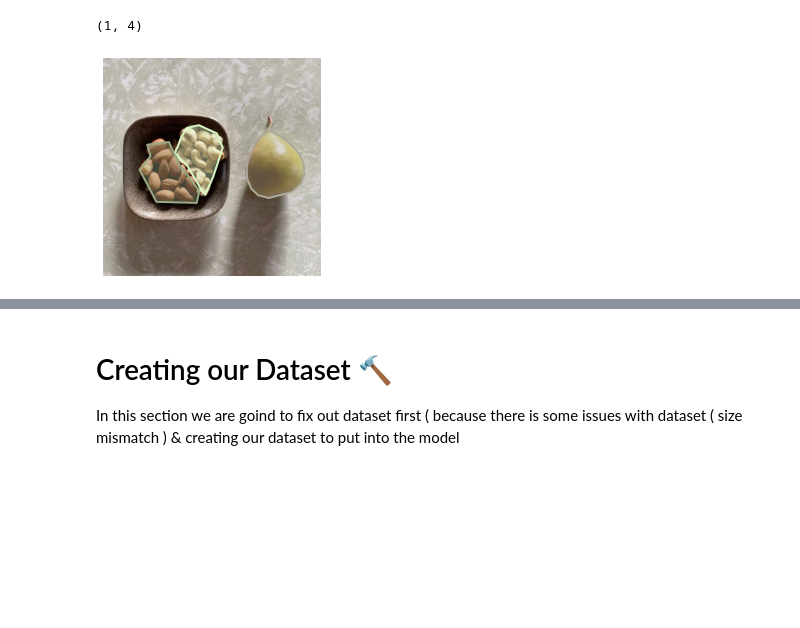
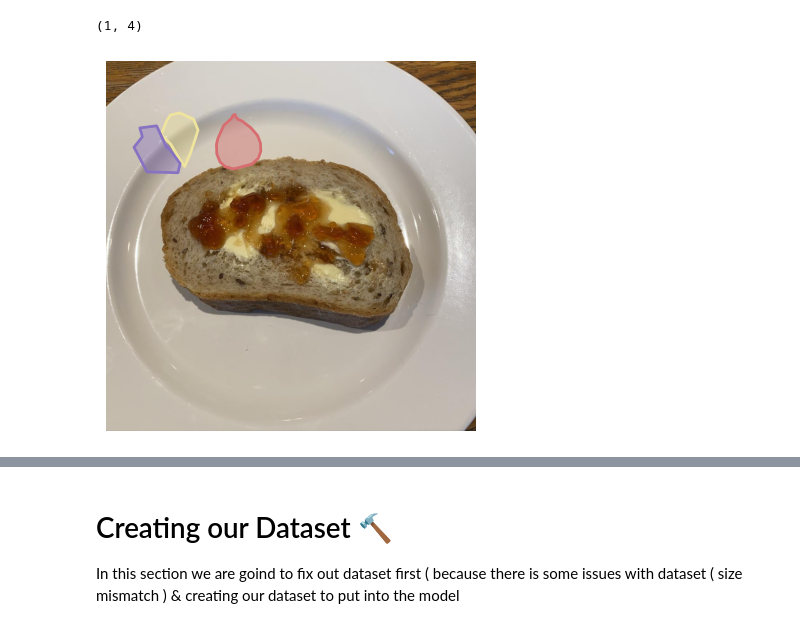
Before and after one commit to dominiquebuford/AIPI540-project1, a Jupyter notebook: Detectron2_v2.ipynb, the cells around one changed output, grey strips where cells are left out. Saved outputs shown, nothing was run; the diff lists cells and outputs as text; code cells hidden in the pictures; blank space fills up the shorter version.

```diff
--- a/Detectron2_v2.ipynb
+++ b/Detectron2_v2.ipynb
@@ -272,11 +277,11 @@ In this section we are going to read our dataset & doing some data visualisation
 ## Reading Data
 # %%
 # Reading annotations.json
-TRAIN_ANNOTATIONS_PATH = "data/train/annotations.json"
-TRAIN_IMAGE_DIRECTIORY = "data/train/images/"
+TRAIN_ANNOTATIONS_PATH = "/content/drive/MyDrive/Masters-2/Deep Learning/Group Project 1 - CV/data/train/extracted_images/annotations.json"
+TRAIN_IMAGE_DIRECTIORY = "/content/drive/MyDrive/Masters-2/Deep Learning/Group Project 1 - CV/data/train/extracted_images/images/"
 
-VAL_ANNOTATIONS_PATH = "data/val/annotations.json"
-VAL_IMAGE_DIRECTIORY = "data/val/images/"
+VAL_ANNOTATIONS_PATH = "/content/drive/MyDrive/Masters-2/Deep Learning/Group Project 1 - CV/data/val/extracted_images/annotations.json"
+VAL_IMAGE_DIRECTIORY = "/content/drive/MyDrive/Masters-2/Deep Learning/Group Project 1 - CV/data/val/extracted_images/images/"
 
 train_coco = COCO(TRAIN_ANNOTATIONS_PATH)
 # %% [output]
@@ -522,16 +509,16 @@ len(train_annotations_data['annotations'][n]['segmentation']), len(train_annotat
 # %%
 img_no = 7
 
 annIds = train_coco.getAnnIds(imgIds=train_annotations_data['images'][img_no]['id'])
 anns = train_coco.loadAnns(annIds)
 
 # load and render the image
-plt.imshow(plt.imread(TRAIN_IMAGE_DIRECTIORY+train_annotations_data['images'][img_no]['file_name']))
+plt.imshow(plt.imread("/content/drive/MyDrive/Masters-2/Deep Learning/Group Project 1 - CV/data/train/extracted_images/images/186017.jpg"))
 plt.axis('off')
 # Render annotations on top of the image
 train_coco.showAnns(anns)
 # %% [output]
-[figure, old version]
+[figure, new version]
 # %%
 w, h = 15, 15 # Setting width and height of every image
 rows, cols = 5, 5 # Setting the number of image rows & cols
```
Also changed, not shown: parts of 8 cells of this notebook.
